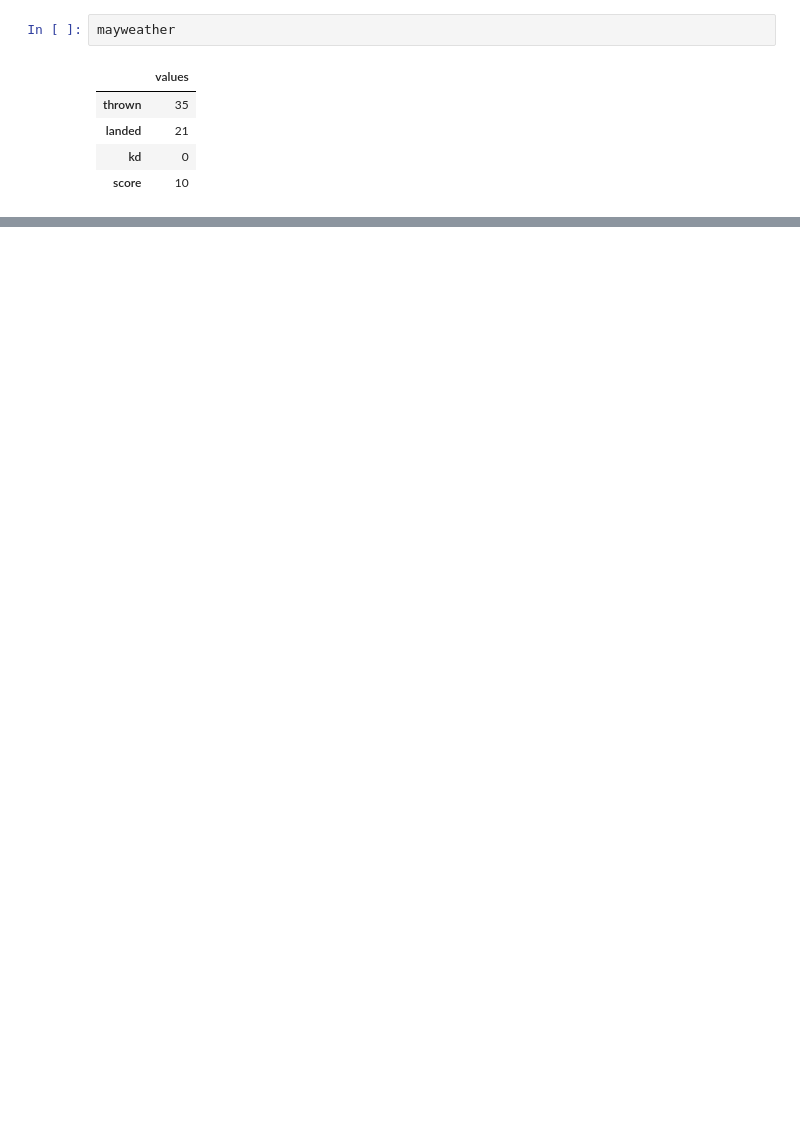
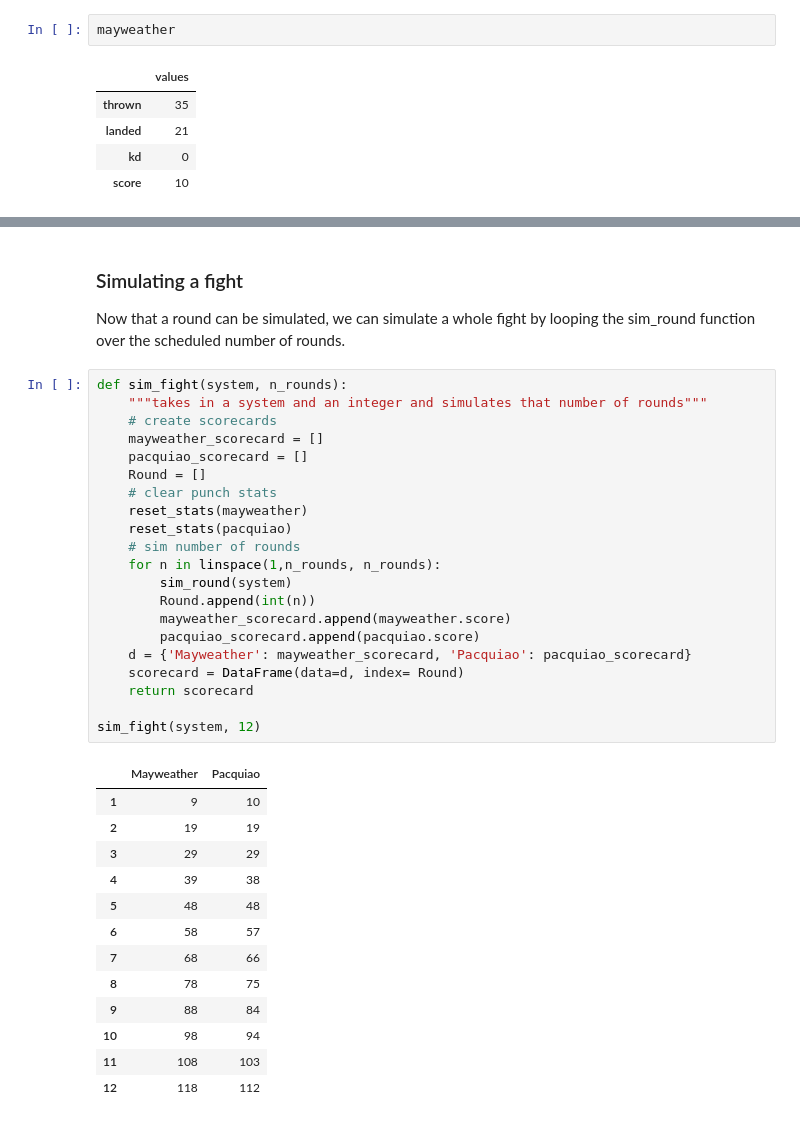
Before and after one commit to pmalo46/DATA604, a Jupyter notebook: Final_project604.ipynb, the cells around one changed output, grey strips where cells are left out. Drawn from its saved outputs; the diff is of its cells as text; blank space fills up the shorter version.

Commit message:
fight simulation

```diff
--- a/Final_project604.ipynb
+++ b/Final_project604.ipynb
@@ -281,0 +273,38 @@ pacquiao
+# %% [markdown]
+### Simulating a fight
+Now that a round can be simulated, we can simulate a whole fight by looping the sim_round function over the scheduled number of rounds.
+# %%
+def sim_fight(system, n_rounds):
+    """takes in a system and an integer and simulates that number of rounds"""
+    # create scorecards
+    mayweather_scorecard = []
+    pacquiao_scorecard = []
+    Round = []
+    # clear punch stats
+    reset_stats(mayweather)
+    reset_stats(pacquiao)
+    # sim number of rounds
+    for n in linspace(1,n_rounds, n_rounds):
+        sim_round(system)
+        Round.append(int(n))
+        mayweather_scorecard.append(mayweather.score)
+        pacquiao_scorecard.append(pacquiao.score)
+    d = {'Mayweather': mayweather_scorecard, 'Pacquiao': pacquiao_scorecard}
+    scorecard = DataFrame(data=d, index= Round)
+    return scorecard
+
+sim_fight(system, 12)
+# %% [output]
+|  | Mayweather | Pacquiao |
+| 1 | 9 | 10 |
+| 2 | 19 | 19 |
+| 3 | 29 | 29 |
+| 4 | 39 | 38 |
+| 5 | 48 | 48 |
+| 6 | 58 | 57 |
+| 7 | 68 | 66 |
+| 8 | 78 | 75 |
+| 9 | 88 | 84 |
+| 10 | 98 | 94 |
+| 11 | 108 | 103 |
+| 12 | 118 | 112 |
```
Also changed, not shown: parts of 8 cells of this notebook.
